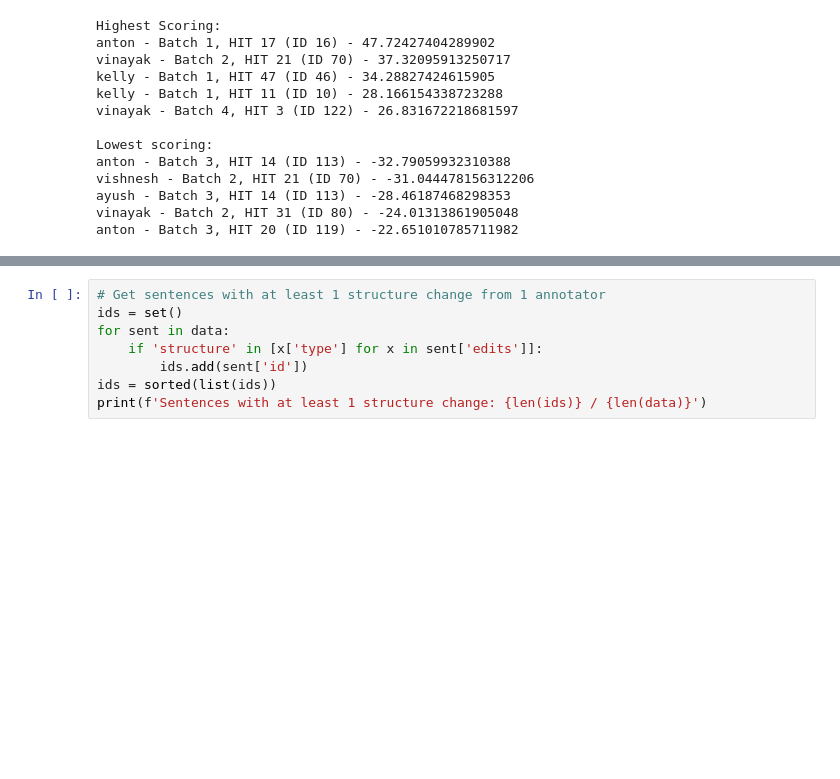
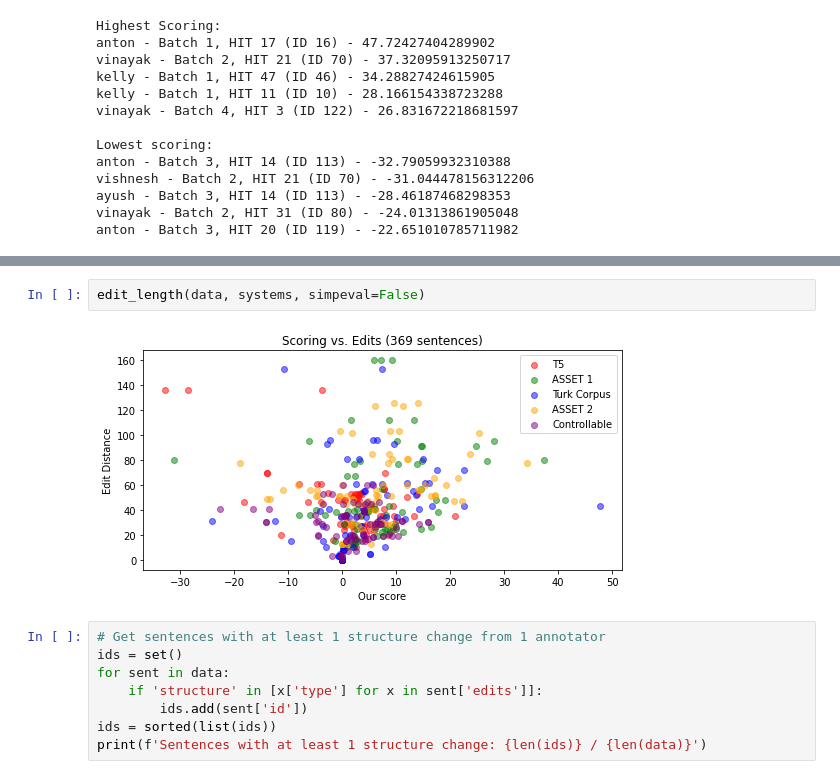
Before and after one commit to Yao-Dou/ts-annotation-tool, a Jupyter notebook: data/analysis/analysis.ipynb, the cells around one changed output, grey strips where cells are left out. Cells and saved outputs as stored; diff of their text form; blank space fills up the shorter version.

```diff
--- a/data/analysis/analysis.ipynb
+++ b/data/analysis/analysis.ipynb
@@ -222,3 +211,7 @@ plt.show()
+# %%
+edit_length(data, systems, simpeval=False)
+# %% [output]
+[figure, added]
 # %%
 # Get sentences with at least 1 structure change from 1 annotator
 ids = set()
```
Also changed, not shown: parts of 6 cells of this notebook, 8 other files.
